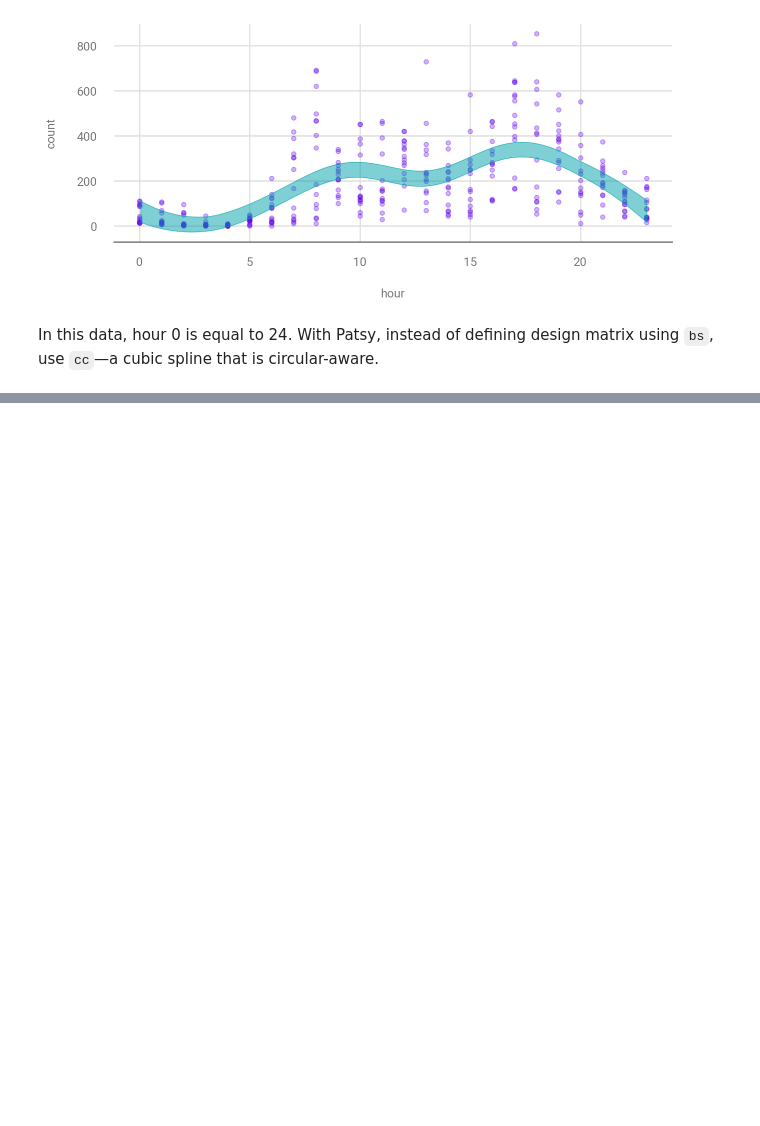
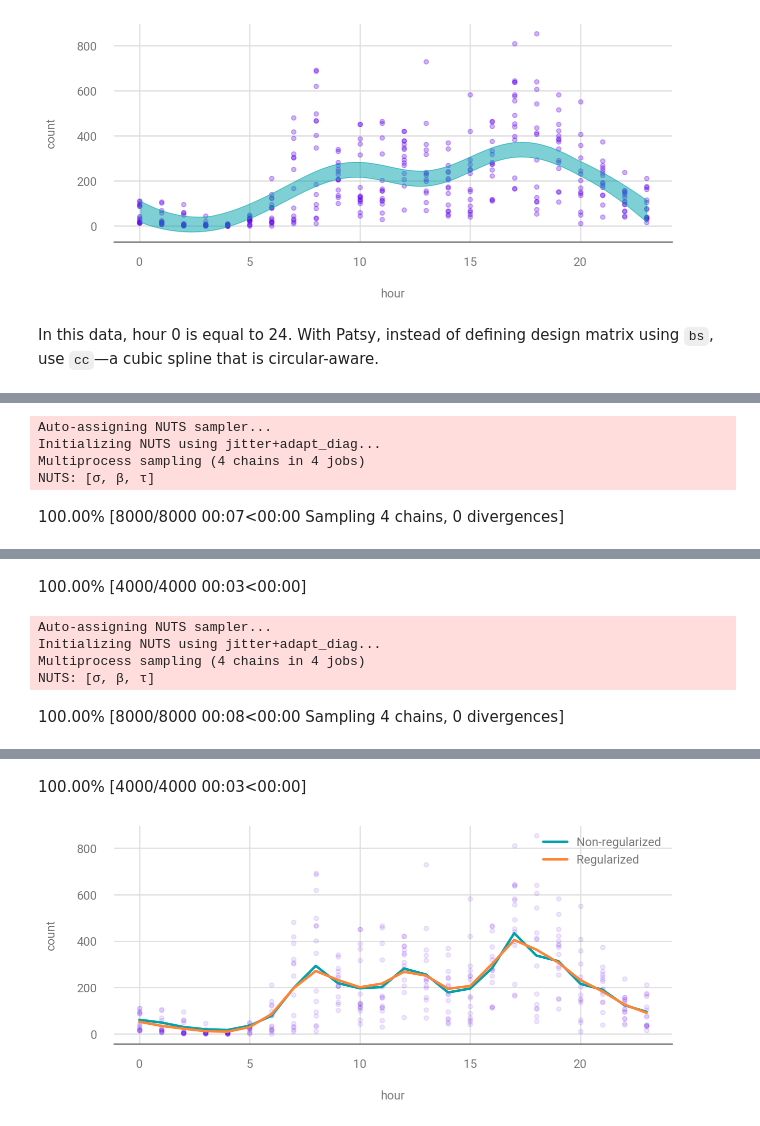
Before and after one commit to paw-lu/bayesian-modeling-computation-python, a Jupyter notebook: notebooks/5_splines.ipynb, the cells around one changed output, grey strips where cells are left out. Cells and saved outputs as stored; diff of their text form; code cells hidden in the pictures; blank space fills up the shorter version.

Commit message:
:memo: Choosing knots and priors for splines

```diff
--- a/notebooks/5_splines.ipynb
+++ b/notebooks/5_splines.ipynb
@@ -301,0 +418,60 @@ use `cc`—a cubic spline that is circular-aware.
+# %%
+knot_list = np.arange(1, 23)
+
+B = patsy.dmatrix(
+    "bs(cnt, knots=knots, degree=3, include_intercept=True) - 1",
+    {"cnt": data.hour.values, "knots": knot_list},
+)
+
+# Not smoothed
+with pm.Model() as wiggly:
+    τ = pm.HalfCauchy("τ", 1)
+    β = pm.Normal("β", mu=0, sd=τ, shape=B.shape[1])
+    μ = pm.Deterministic("μ", pm.math.dot(np.asfortranarray(B), β))
+    σ = pm.HalfNormal("σ", 1)
+    c = pm.Normal("c", μ, σ, observed=data["count_normalized"].values)
+    trace_wiggly = pm.sample(1_000, return_inferencedata=False)
+    idata_wiggly = az.from_pymc3(
+        trace=trace_wiggly,
+        posterior_predictive=pm.sample_posterior_predictive(trace_wiggly),
+    )
+
+# Smoothed
+with pm.Model() as splines_rw:
+    τ = pm.HalfCauchy("τ", beta=1)
+    β = pm.GaussianRandomWalk("β", mu=0, sigma=τ, shape=B.shape[1])
+    μ = pm.Deterministic("μ", var=pm.math.dot(np.asarray(B), β))
+    σ = pm.HalfNormal("σ", sigma=1)
+    c = pm.Normal("c", mu=μ, sigma=σ, observed=data["count_normalized"].to_numpy())
+    trace_splines_rw = pm.sample(1_000, return_inferencedata=False)
+    posterior_predictive_splines_rw = pm.sample_posterior_predictive(trace_splines_rw)
+    idata_splines_rw = az.from_pymc3(
+        trace=trace_splines_rw,
+        posterior_predictive=posterior_predictive_splines_rw,
+    )
+
+_, ax = plt.subplots(figsize=(10, 4))
+data.plot.scatter(x="hour", y="count", ax=ax, alpha=0.1)
+ax.plot(
+    data["hour"],
+    ((idata_wiggly.posterior["μ"] * data_cnt_os) + data_cnt_om).mean(
+        dim=["chain", "draw"]
+    ),
+    color="C1",
+    label="Non-regularized",
+)
+ax.plot(
+    data["hour"],
+    ((idata_splines_rw.posterior["μ"] * data_cnt_os) + data_cnt_om).mean(
+        dim=["chain", "draw"]
+    ),
+    color="C2",
+    label="Regularized",
+)
+ax.legend();
+# %% [output]
+Auto-assigning NUTS sampler...
+Initializing NUTS using jitter+adapt_diag...
+Multiprocess sampling (4 chains in 4 jobs)
+NUTS: [σ, β, τ]
+100.00% [8000/8000 00:07<00:00 Sampling 4 chains, 0 divergences]
@@ -301,0 +479,6 @@ use `cc`—a cubic spline that is circular-aware.
+100.00% [4000/4000 00:03<00:00]
+Auto-assigning NUTS sampler...
+Initializing NUTS using jitter+adapt_diag...
+Multiprocess sampling (4 chains in 4 jobs)
+NUTS: [σ, β, τ]
+100.00% [8000/8000 00:08<00:00 Sampling 4 chains, 0 divergences]
@@ -301,0 +486,2 @@ use `cc`—a cubic spline that is circular-aware.
+100.00% [4000/4000 00:03<00:00]
+[figure, added]
```
Also changed, not shown: parts of 8 cells of this notebook, 1 other file.
